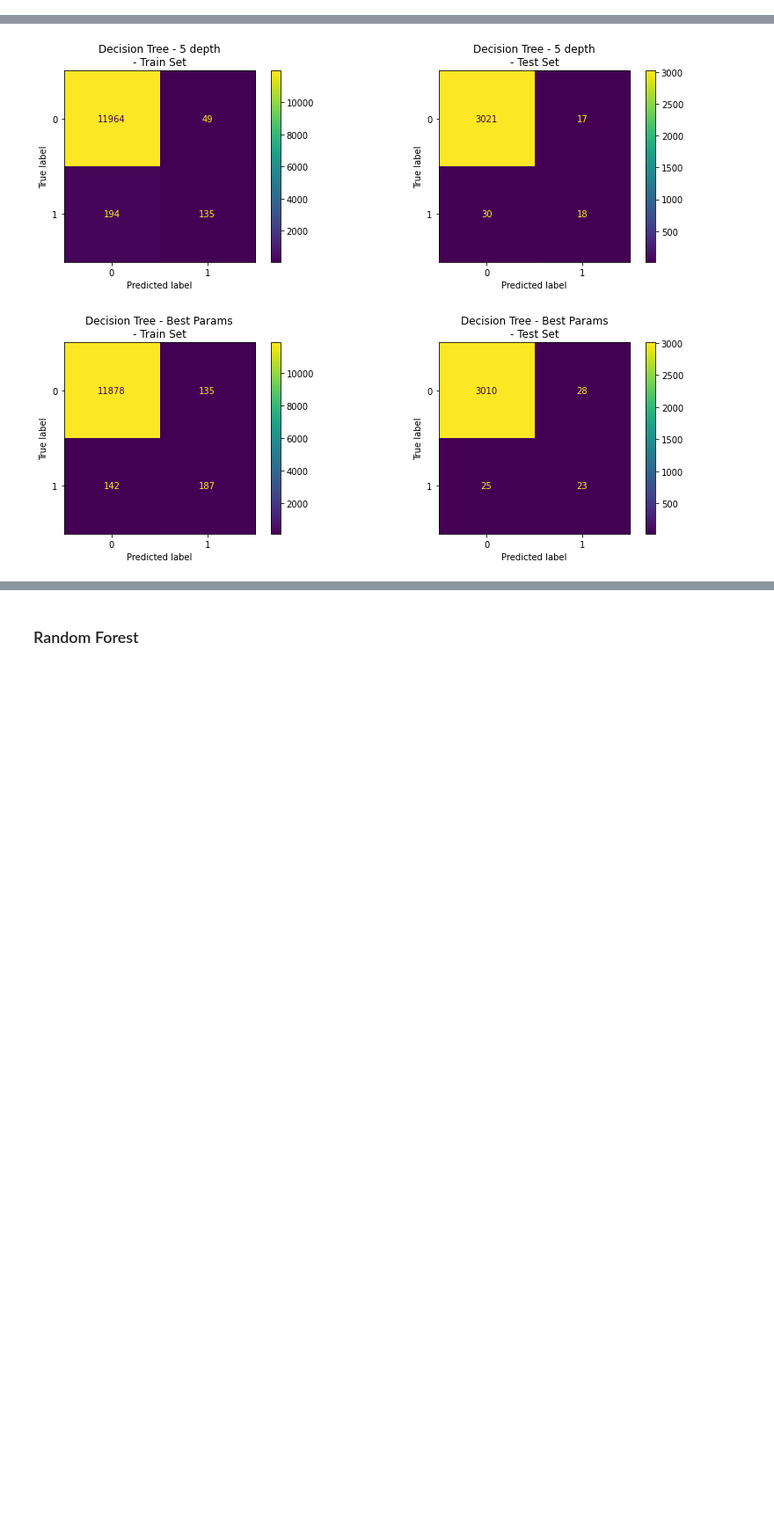
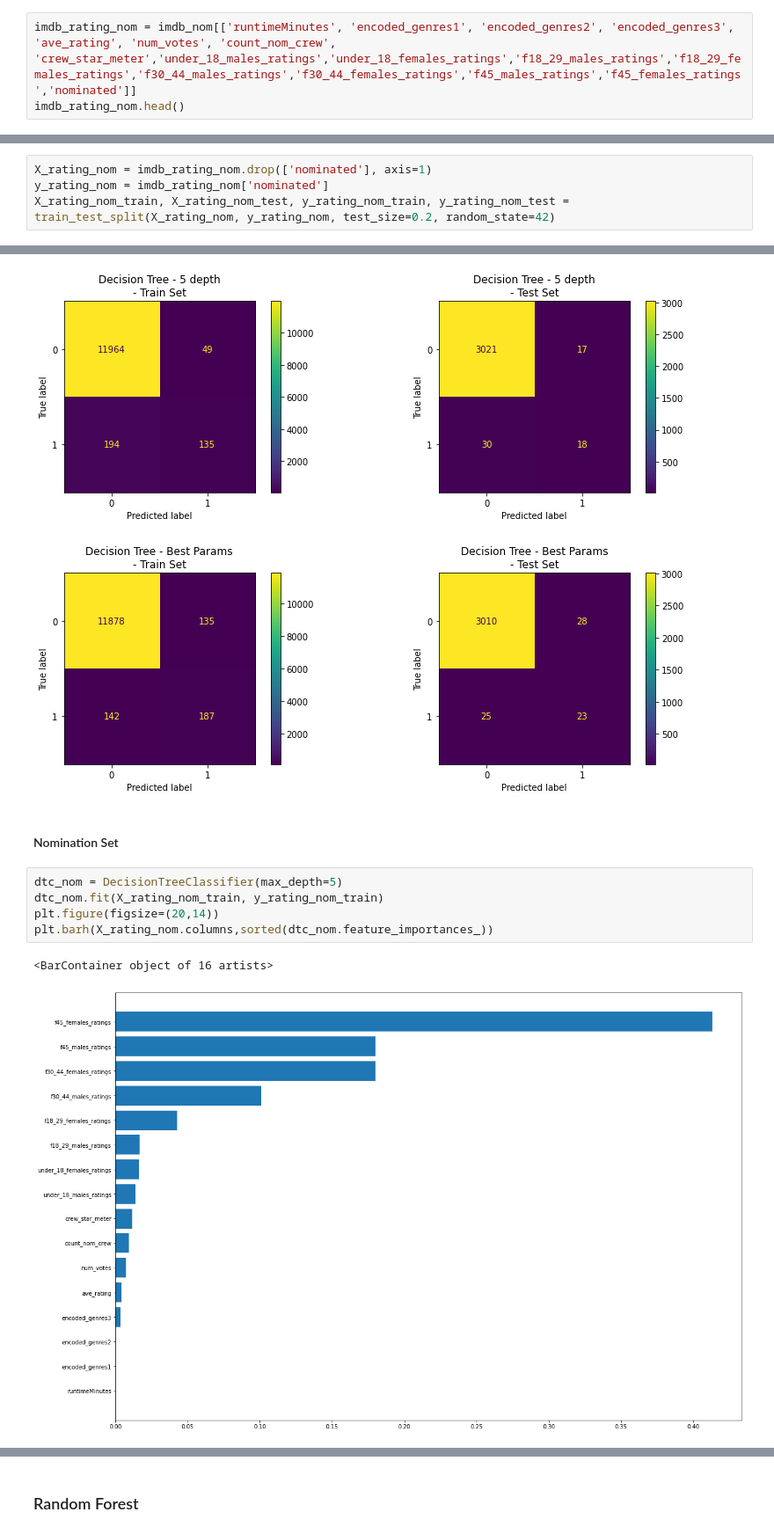
Before and after one commit to tthaopham/Oscars_Predictions, a Jupyter notebook: imdb_machine_learning.ipynb, the cells around one changed output, grey strips where cells are left out. Shown at 88% size. Cells and saved outputs as stored; diff of their text form; blank space fills up the shorter version.

```diff
--- a/imdb_machine_learning.ipynb
+++ b/imdb_machine_learning.ipynb
@@ -462,3 +482,6 @@ cols_f45_rating = ['f45_males_ratings','f45_females_ratings']
 cols_agg_rating = ['all_males_ratings', 'all_females_ratings']
 
 cols_main = ['startYear', 'runtimeMinutes', 'encoded_genres1', 'encoded_genres2', 'encoded_genres3', 'ave_rating', 'num_votes', 'count_nom_crew', 'crew_star_meter']
+# %%
+imdb_rating_nom = imdb_nom[['runtimeMinutes', 'encoded_genres1', 'encoded_genres2', 'encoded_genres3', 'ave_rating', 'num_votes', 'count_nom_crew', 'crew_star_meter','under_18_males_ratings','under_18_females_ratings','f18_29_males_ratings','f18_29_females_ratings','f30_44_males_ratings','f30_44_females_ratings','f45_males_ratings','f45_females_ratings','nominated']]
+imdb_rating_nom.head()
@@ -472,3 +505,7 @@ X_train, X_test, y_train, y_test = train_test_split(X, y, test_size=0.2, random_
+# %%
+X_rating_nom = imdb_rating_nom.drop(['nominated'], axis=1)
+y_rating_nom = imdb_rating_nom['nominated']
+X_rating_nom_train, X_rating_nom_test, y_rating_nom_train, y_rating_nom_test = train_test_split(X_rating_nom, y_rating_nom, test_size=0.2, random_state=42)
 # %% [markdown]
 ### Decision Tree
 # %% [markdown]
@@ -566,3 +603,13 @@ model_evaluation(X_train, X_test, y_train, y_test, 5, model_pipeline, model_name
 | 4 | Std of Scores |  |  | 0.00 |
 [figure]
 [figure]
+# %% [markdown]
+#### Nomination Set
+# %%
+dtc_nom = DecisionTreeClassifier(max_depth=5)
+dtc_nom.fit(X_rating_nom_train, y_rating_nom_train)
+plt.figure(figsize=(20,14))
+plt.barh(X_rating_nom.columns,sorted(dtc_nom.feature_importances_))
+# %% [output]
+<BarContainer object of 16 artists>
+[figure, added]
```
Also changed, not shown: parts of 42 cells of this notebook.
